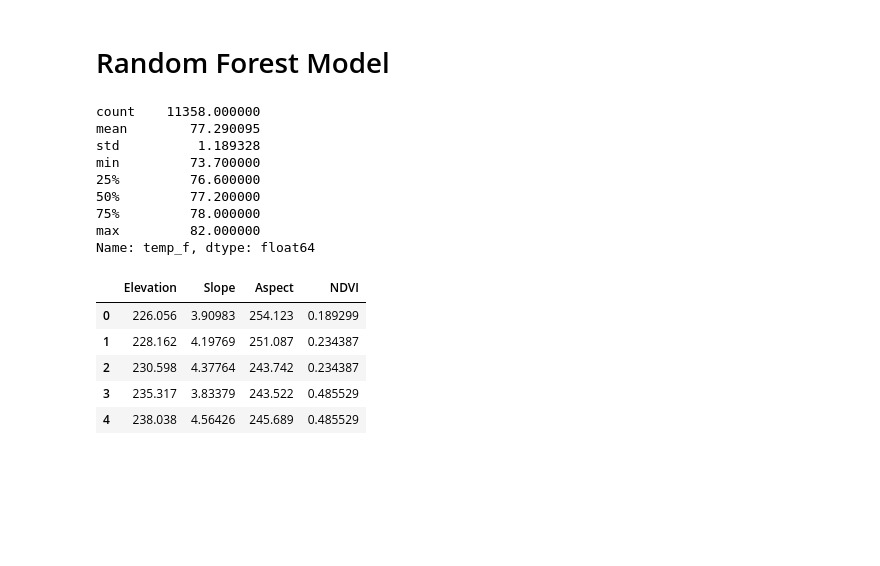
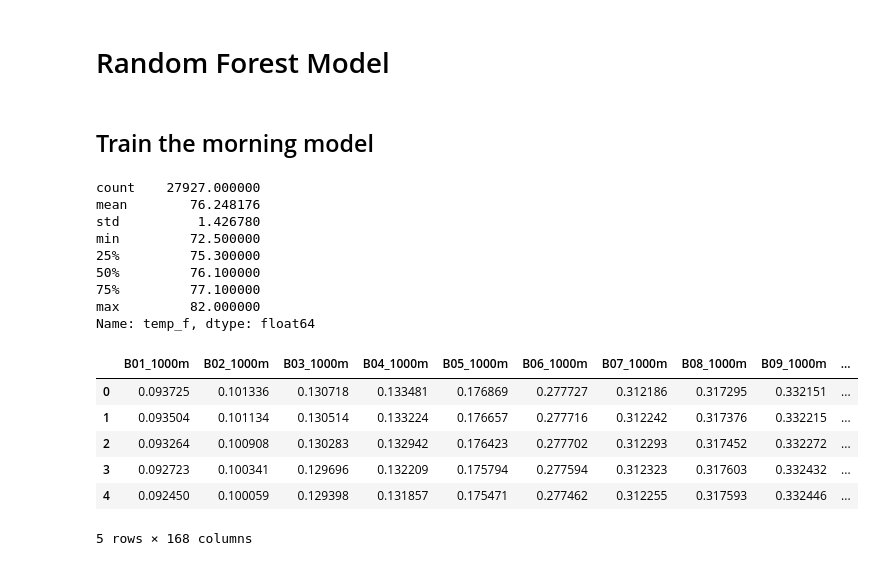
Before and after one commit to marositesUSC/GEOG746_ColumbiaHeatProject, a Jupyter notebook: RF_notebook.ipynb, the cells around one changed output. Saved outputs shown, nothing was run; the diff lists cells and outputs as text; code cells hidden in the pictures; blank space fills up the shorter version.

```diff
--- a/RF_notebook.ipynb
+++ b/RF_notebook.ipynb
@@ -9,34 +12,44 @@ from sklearn.tree import DecisionTreeRegressor
 from sklearn.ensemble import RandomForestRegressor
 
 import matplotlib.pyplot as plt
+# %%
+# READ shapefile
+shapefile_folder = r'C:\Users\bm233557\Documents\GradSchool\Climate\Project\shapefiles'
+am_shp = os.path.join(shapefile_folder,'am_output.shp')
+af_shp = os.path.join(shapefile_folder,'af_output.shp')
+pm_shp = os.path.join(shapefile_folder,'pm_output.shp')
+
+am_gdf = gpd.read_file(am_shp)
+af_gdf = gpd.read_file(af_shp)
+pm_gdf = gpd.read_file(pm_shp)
+# %% [markdown]
+## Train the morning model
 # %%
-file_path = 'am_TEST_data.csv'
-trans_data = pd.read_csv(file_path)
-
 # target target variable
-y = trans_data['temp_f']
+y = am_gdf['temp_f']
 y.describe()
 # %% [output]
-count    11358.000000
-mean        77.290095
-std          1.189328
-min         73.700000
-25%         76.600000
-50%         77.200000
-75%         78.000000
+count    27927.000000
+mean        76.248176
+std          1.426780
+min         72.500000
+25%         75.300000
+50%         76.100000
+75%         77.100000
 max         82.000000
 Name: temp_f, dtype: float64
 # %%
 # create independent vars
-variables = trans_data.columns
-dependent_variables = ['temp_f', 'rh', 'hi_f']
+variables = am_gdf.columns
+dependent_variables = ['temp_f', 'rh', 'hi_f', 'geometry']
 independent_vars = [var for var in variables if var not in dependent_variables]
-X = trans_data[independent_vars]
+X = am_gdf[independent_vars]
 X.head()
 # %% [output]
-|  | Elevation | Slope | Aspect | NDVI |
-| 0 | 226.056 | 3.90983 | 254.123 | 0.189299 |
-| 1 | 228.162 | 4.19769 | 251.087 | 0.234387 |
-| 2 | 230.598 | 4.37764 | 243.742 | 0.234387 |
-| 3 | 235.317 | 3.83379 | 243.522 | 0.485529 |
-| 4 | 238.038 | 4.56426 | 245.689 | 0.485529 |
+|  | B01_1000m | B02_1000m | B03_1000m | B04_1000m | B05_1000m | B06_1000m | B07_1000m | B08_1000m | B09_1000m | ... |
+| 0 | 0.093725 | 0.101336 | 0.130718 | 0.133481 | 0.176869 | 0.277727 | 0.312186 | 0.317295 | 0.332151 | ... |
+| 1 | 0.093504 | 0.101134 | 0.130514 | 0.133224 | 0.176657 | 0.277716 | 0.312242 | 0.317376 | 0.332215 | ... |
+| 2 | 0.093264 | 0.100908 | 0.130283 | 0.132942 | 0.176423 | 0.277702 | 0.312293 | 0.317452 | 0.332272 | ... |
+| 3 | 0.092723 | 0.100341 | 0.129696 | 0.132209 | 0.175794 | 0.277594 | 0.312323 | 0.317603 | 0.332432 | ... |
+| 4 | 0.092450 | 0.100059 | 0.129398 | 0.131857 | 0.175471 | 0.277462 | 0.312255 | 0.317593 | 0.332446 | ... |
+5 rows × 168 columns
```
Also changed, not shown: parts of 9 cells of this notebook, 1 other file.
